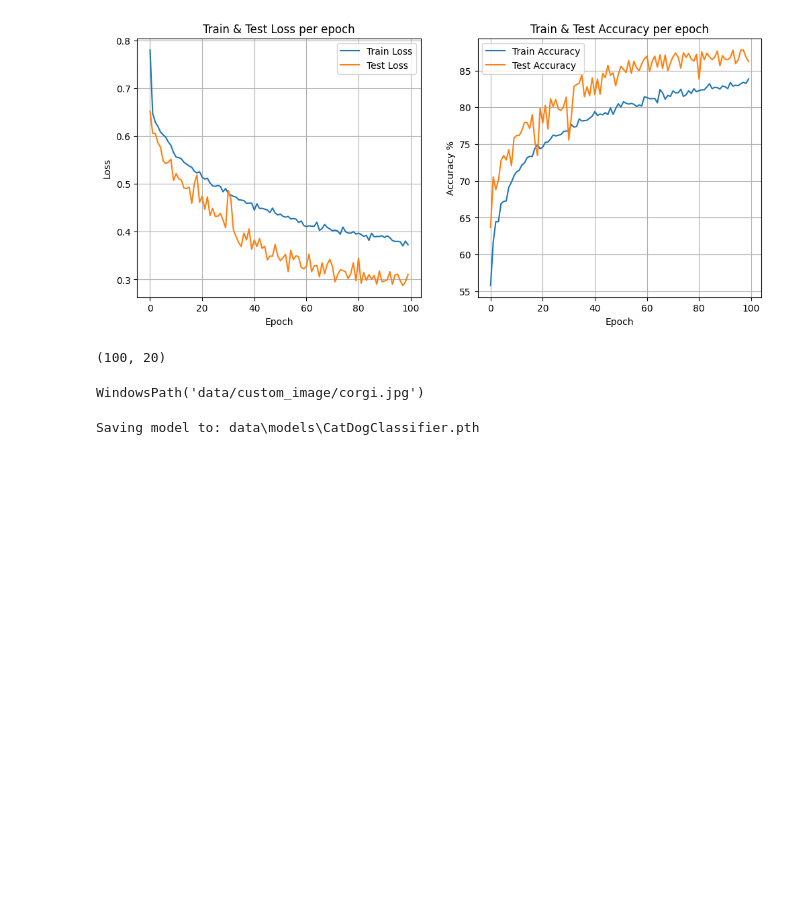
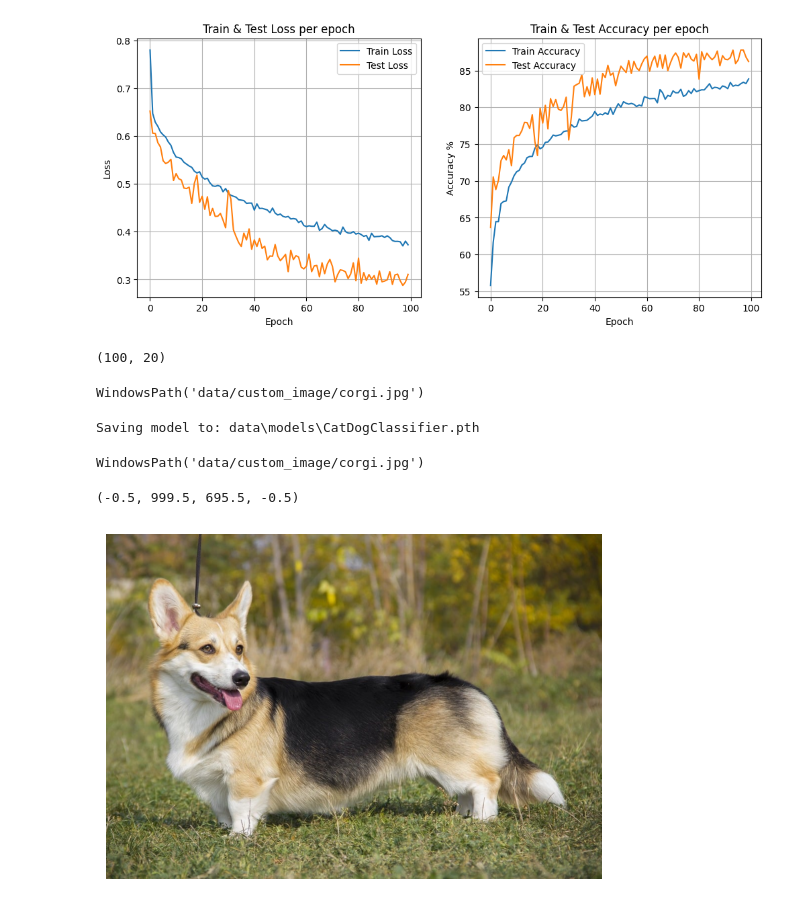
Before and after one commit to piotr15q/DogVsCat_Classification, a Jupyter notebook: DogVsCat_Classification.ipynb, the cells around one changed output. Cells and saved outputs as stored; diff of their text form; code cells hidden in the pictures; blank space fills up the shorter version.

```diff
--- a/DogVsCat_Classification.ipynb
+++ b/DogVsCat_Classification.ipynb
@@ -683,0 +695,17 @@ Saving model to: data\models\CatDogClassifier.pth
+# %%
+data_path = Path("data/")
+test_image_path = data_path / "custom_image" / "corgi.jpg"
+
+test_image_path
+# %% [output]
+WindowsPath('data/custom_image/corgi.jpg')
+# %%
+os.environ["KMP_DUPLICATE_LIB_OK"]="TRUE"
+img = Image.open(test_image_path)
+img_is_array = np.asarray(img)
+
+plt.imshow(img)
+plt.axis(False)
+# %% [output]
+(-0.5, 999.5, 695.5, -0.5)
+[figure, added]
```
Also changed, not shown: parts of 20 cells of this notebook, 1 other file.
